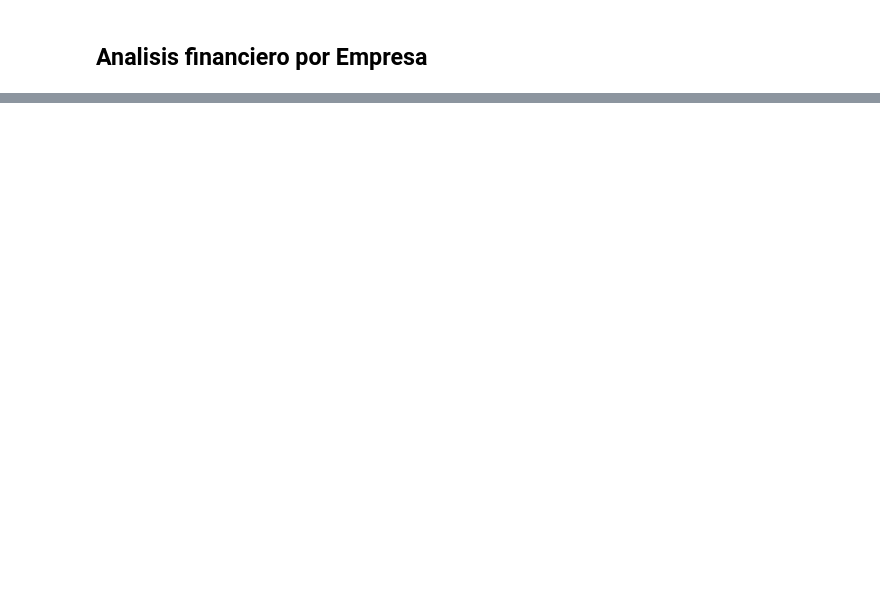
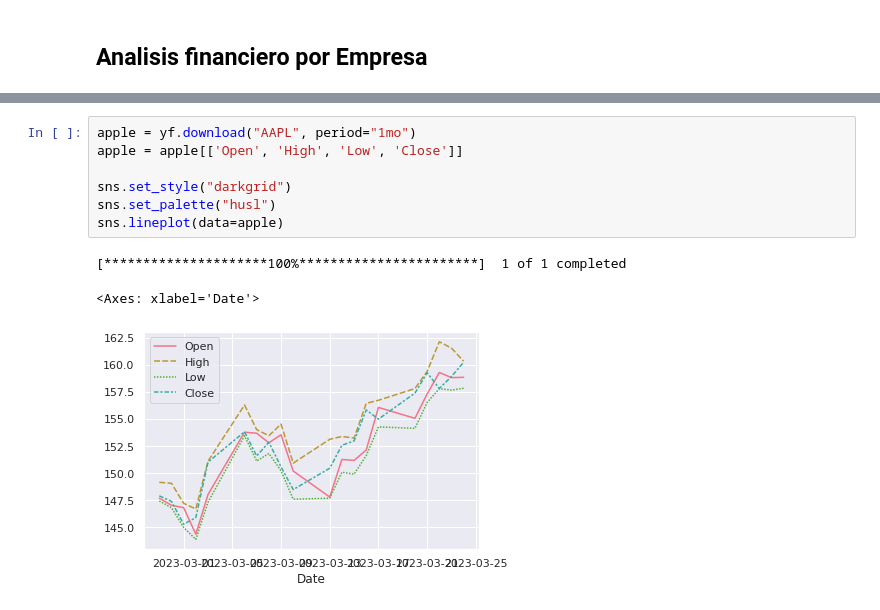
Before and after one commit to diegomaneyro/Analytics, a Jupyter notebook: Anáisis de Riesgo/Analisis_Riesgo.ipynb, the cells around one changed output, grey strips where cells are left out. Cells and saved outputs as stored; diff of their text form; blank space fills up the shorter version.

```diff
--- a/Anáisis de Riesgo/Analisis_Riesgo.ipynb
+++ b/Anáisis de Riesgo/Analisis_Riesgo.ipynb
@@ -177,0 +32,11 @@ Date
+# %%
+apple = yf.download("AAPL", period="1mo")
+apple = apple[['Open', 'High', 'Low', 'Close']]
+
+sns.set_style("darkgrid")
+sns.set_palette("husl")
+sns.lineplot(data=apple)
+# %% [output]
+[*********************100%***********************]  1 of 1 completed
+<Axes: xlabel='Date'>
+[figure, added]
```
Also changed, not shown: parts of 60 cells of this notebook.
